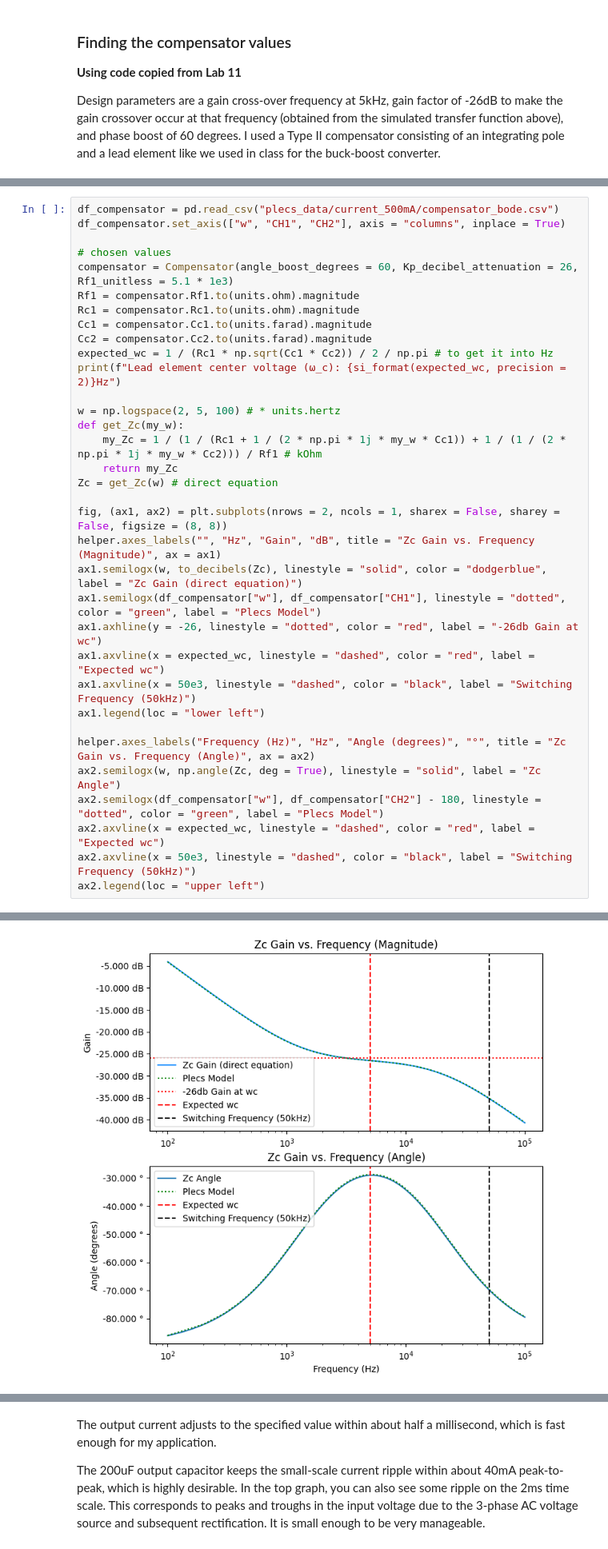
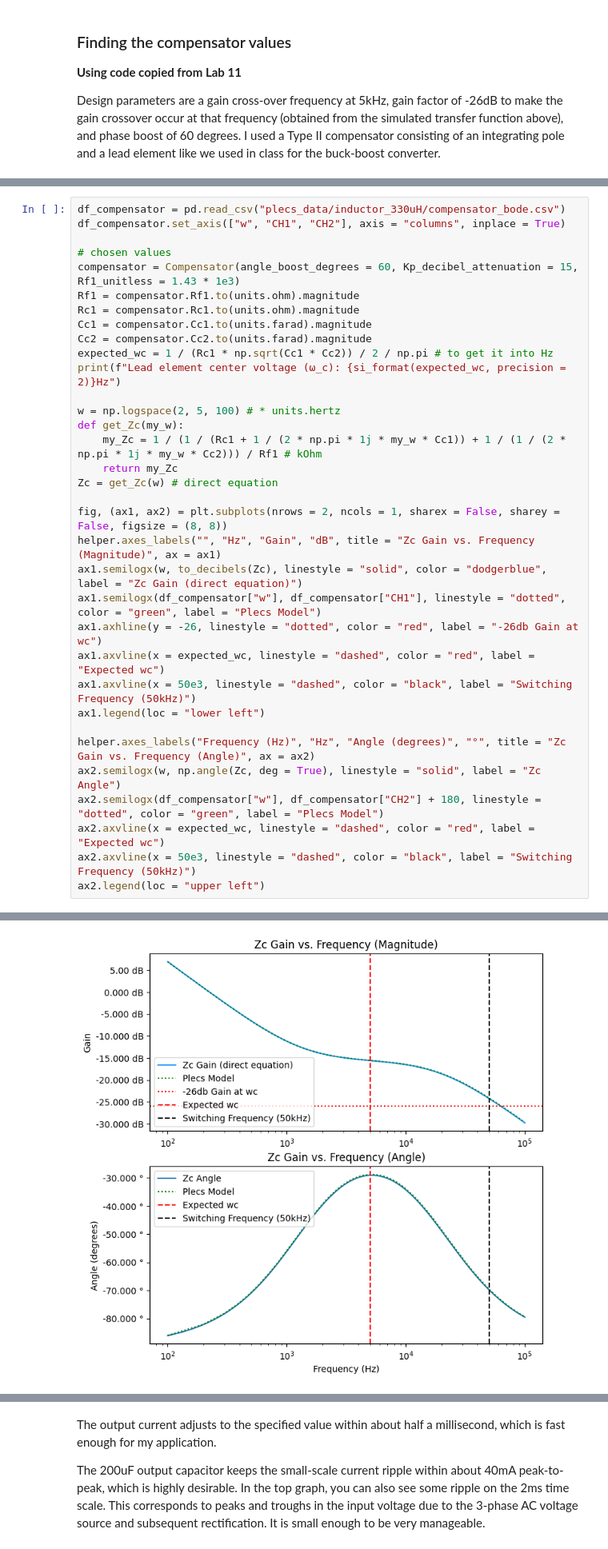
Before and after one commit to ianeyk/wind-turbine, a Jupyter notebook: small_wind_turbine/small_turbine_buck_converter_parameters/buck_converter_parameters.ipynb, the cells around one changed output, grey strips where cells are left out. Shown at 80% size. Drawn from its saved outputs; the diff is of its cells as text.

```diff
--- a/small_wind_turbine/small_turbine_buck_converter_parameters/buck_converter_parameters.ipynb
+++ b/small_wind_turbine/small_turbine_buck_converter_parameters/buck_converter_parameters.ipynb
@@ -209,43 +208,43 @@ PLECS Model: [`frequency_experiment_compensator_only.plecs`](https://github.com/
 
 I ran the frequency analysis in PLECS to determine the transfer function, as well as writing down the equation based on the components. They match exactly.
 # %%
-df_compensator = pd.read_csv("plecs_data/current_500mA/compensator_bode.csv")
+df_compensator = pd.read_csv("plecs_data/inductor_330uH/compensator_bode.csv")
 df_compensator.set_axis(["w", "CH1", "CH2"], axis = "columns", inplace = True)
 
 # chosen values
-compensator = Compensator(angle_boost_degrees = 60, Kp_decibel_attenuation = 26, Rf1_unitless = 5.1 * 1e3)
+compensator = Compensator(angle_boost_degrees = 60, Kp_decibel_attenuation = 15, Rf1_unitless = 1.43 * 1e3)
 Rf1 = compensator.Rf1.to(units.ohm).magnitude
 Rc1 = compensator.Rc1.to(units.ohm).magnitude
 Cc1 = compensator.Cc1.to(units.farad).magnitude
 Cc2 = compensator.Cc2.to(units.farad).magnitude
 expected_wc = 1 / (Rc1 * np.sqrt(Cc1 * Cc2)) / 2 / np.pi # to get it into Hz
 print(f"Lead element center voltage (ω_c): {si_format(expected_wc, precision = 2)}Hz")
 
 w = np.logspace(2, 5, 100) # * units.hertz
 def get_Zc(my_w):
     my_Zc = 1 / (1 / (Rc1 + 1 / (2 * np.pi * 1j * my_w * Cc1)) + 1 / (1 / (2 * np.pi * 1j * my_w * Cc2))) / Rf1 # kOhm
     return my_Zc
 Zc = get_Zc(w) # direct equation
 
 fig, (ax1, ax2) = plt.subplots(nrows = 2, ncols = 1, sharex = False, sharey = False, figsize = (8, 8))
 helper.axes_labels("", "Hz", "Gain", "dB", title = "Zc Gain vs. Frequency (Magnitude)", ax = ax1)
 ax1.semilogx(w, to_decibels(Zc), linestyle = "solid", color = "dodgerblue", label = "Zc Gain (direct equation)")
 ax1.semilogx(df_compensator["w"], df_compensator["CH1"], linestyle = "dotted", color = "green", label = "Plecs Model")
 ax1.axhline(y = -26, linestyle = "dotted", color = "red", label = "-26db Gain at wc")
 ax1.axvline(x = expected_wc, linestyle = "dashed", color = "red", label = "Expected wc")
 ax1.axvline(x = 50e3, linestyle = "dashed", color = "black", label = "Switching Frequency (50kHz)")
 ax1.legend(loc = "lower left")
 
 helper.axes_labels("Frequency (Hz)", "Hz", "Angle (degrees)", "°", title = "Zc Gain vs. Frequency (Angle)", ax = ax2)
 ax2.semilogx(w, np.angle(Zc, deg = True), linestyle = "solid", label = "Zc Angle")
-ax2.semilogx(df_compensator["w"], df_compensator["CH2"] - 180, linestyle = "dotted", color = "green", label = "Plecs Model")
+ax2.semilogx(df_compensator["w"], df_compensator["CH2"] + 180, linestyle = "dotted", color = "green", label = "Plecs Model")
 ax2.axvline(x = expected_wc, linestyle = "dashed", color = "red", label = "Expected wc")
 ax2.axvline(x = 50e3, linestyle = "dashed", color = "black", label = "Switching Frequency (50kHz)")
 ax2.legend(loc = "upper left")
 # %% [output]
 Lead element center voltage (ω_c): 5.00 kHz
 <matplotlib.legend.Legend at 0x...>
-[figure, old version]
+[figure, new version]
 # %% [markdown]
 ### Open-Loop Transfer Function
 PLECS Model: [`frequency_experiment_10a.plecs`](https://github.com/ianeyk/wind-turbine/blob/main/small_wind_turbine/frequency_analysis_buck_converter/frequency_experiment_10a.plecs)
```
Also changed, not shown: parts of 6 cells of this notebook, 35 other files.
